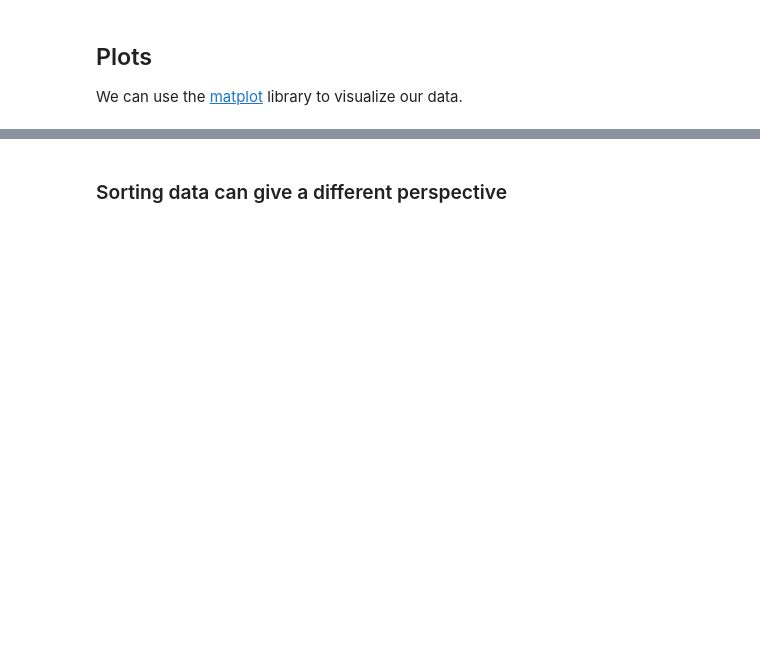
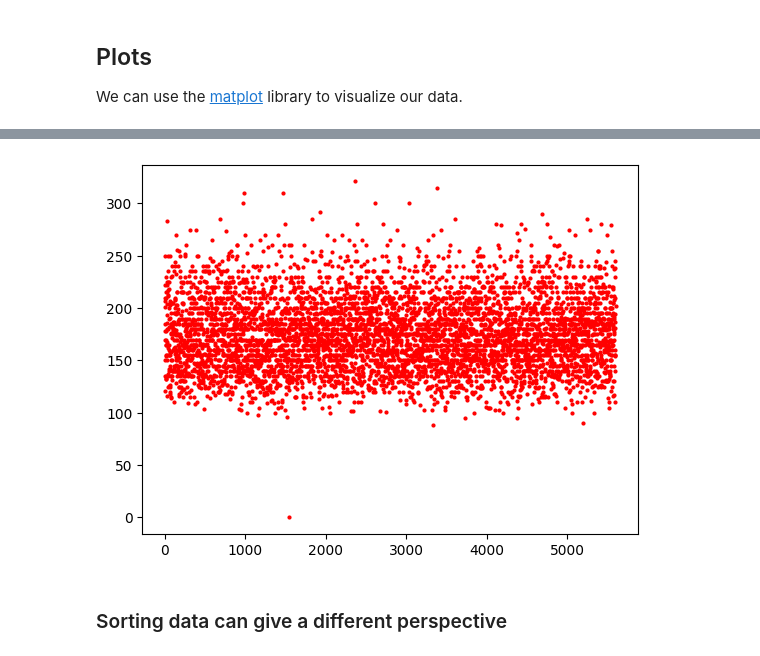
Before and after one commit to chuik633-PSAM5020/WK02, a Jupyter notebook: WK02.ipynb, the cells around one changed output, grey strips where cells are left out. Saved outputs shown, nothing was run; the diff lists cells and outputs as text; code cells hidden in the pictures; blank space fills up the shorter version.

```diff
--- a/WK02.ipynb
+++ b/WK02.ipynb
@@ -536,8 +684,10 @@ plt.show()
 # %%
 # TODO: get weights
-weights = []
+weights = [entry['weight'] for entry in ansur]
 
 plt.plot(weights, 'ro', markersize=2)
 plt.show()
+# %% [output]
+[figure, added]
 # %%
 # TODO: plot ages in green
```
Also changed, not shown: parts of 25 cells of this notebook.
